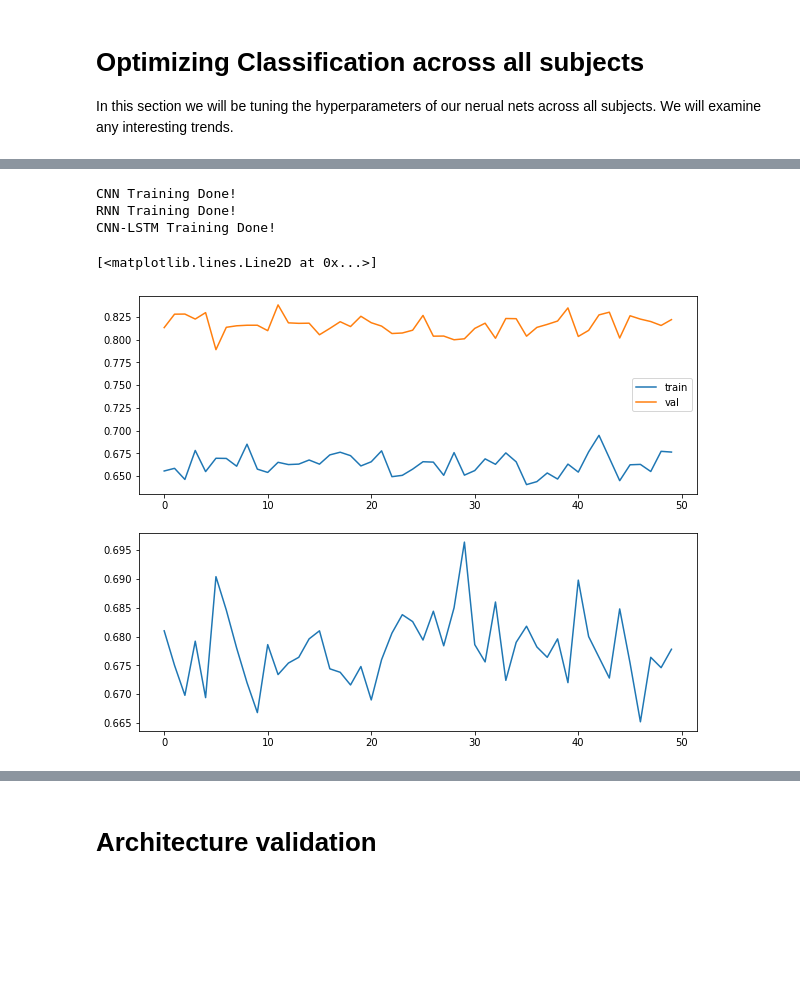
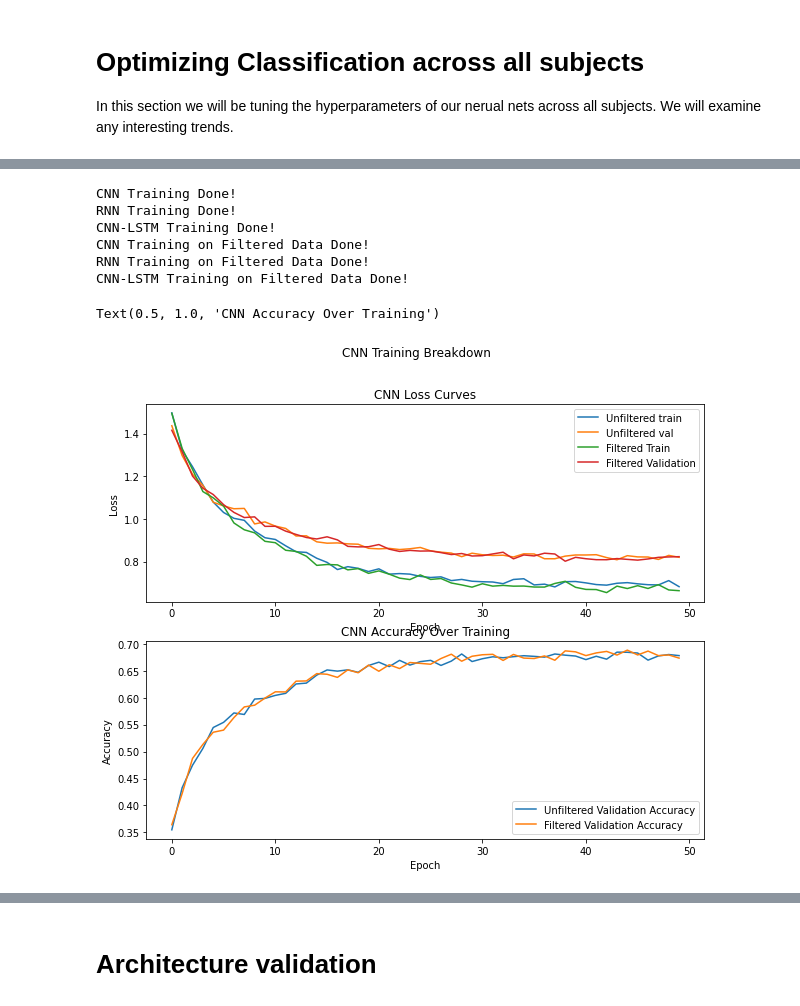
Before and after one commit to thomaskost17/ECEC247_final_project, a Jupyter notebook: ECEC247_final_project.ipynb, the cells around one changed output, grey strips where cells are left out. Cells and saved outputs as stored; diff of their text form; code cells hidden in the pictures; blank space fills up the shorter version.

```diff
--- a/ECEC247_final_project.ipynb
+++ b/ECEC247_final_project.ipynb
@@ -169,3 +187,7 @@ def data_filter(X_train_valid,X_test):
         for j in range(X_test.shape[0]):
             X_test_denoise[j,i,:]=scipy.signal.convolve(X_test[j,i,:],filter_denoise,mode='same')
     return X_train_valid_denoise,X_test_denoise
+# %%
+X_train_valid_denoise,X_test_denoise = data_filter(X_train_valid_cpy, X_test_cpy)
+print('Training/Valid data shape: {}'.format(X_train_valid_denoise.shape))
+print('Test data shape: {}'.format(X_test_denoise.shape))
@@ -809,3 +858,15 @@ validloader = torch.utils.data.DataLoader(valid_dataset, batch_size=batch_size,
                                           shuffle=True, num_workers=2)
 testloader = torch.utils.data.DataLoader(test_dataset, batch_size=batch_size,
                                          shuffle=False, num_workers=2)
+# %%
+# Create Filtered Torch Itterables
+filtered_train_dataset = torch.utils.data.TensorDataset(x_train_den, y_train_den)
+filtered_valid_dataset = torch.utils.data.TensorDataset(x_valid_den, y_valid_den)
+filtered_test_dataset  = torch.utils.data.TensorDataset(x_test_den, y_test_den)
+print(y_train_den)
+filtered_trainloader = torch.utils.data.DataLoader(filtered_train_dataset, batch_size=batch_size,
+                                          shuffle=True, num_workers=2)
+filtered_validloader = torch.utils.data.DataLoader(filtered_valid_dataset, batch_size=batch_size,
+                                          shuffle=True, num_workers=2)
+filtered_testloader = torch.utils.data.DataLoader(filtered_test_dataset, batch_size=batch_size,
+                                         shuffle=False, num_workers=2)
@@ -842,20 +929,49 @@ print("RNN Training Done!")
 cnn_lstm_solver = Solver(num_epochs, cnn_lstm,cnn_lstm_optimizer, cnn_lstm_scheduler, cnn_lstm_criterion, verbose=False )
 cnn_lstm_solver.train(trainloader, validloader)
 print("CNN-LSTM Training Done!")
+
+# Train CNN on filtered Data
+cnn_filt_solver = Solver(num_epochs, cnn_only_filt,cnn_filt_optimizer, cnn_filt_scheduler, cnn_filt_criterion, verbose=False )
+cnn_filt_solver.train(filtered_trainloader, filtered_validloader)
+print("CNN Training on Filtered Data Done!")
+
+# Train RNN on filtered Data
+rnn_filt_solver = Solver(num_epochs, rnn_only_filt,rnn_filt_optimizer, rnn_filt_scheduler, rnn_filt_criterion, verbose=False, cnn_reshape=False )
+rnn_filt_solver.train(filtered_trainloader, filtered_validloader)
+print("RNN Training on Filtered Data Done!")
+
+# Train CNN-LSTM on filtered Data
+cnn_lstm_filt_solver = Solver(num_epochs, cnn_lstm_filt,cnn_lstm_filt_optimizer, cnn_lstm_filt_scheduler, cnn_lstm_filt_criterion, verbose=False )
+cnn_lstm_filt_solver.train(filtered_trainloader, filtered_validloader)
+print("CNN-LSTM Training on Filtered Data Done!")
 # %% [output]
 CNN Training Done!
 RNN Training Done!
 CNN-LSTM Training Done!
+CNN Training on Filtered Data Done!
+RNN Training on Filtered Data Done!
+CNN-LSTM Training on Filtered Data Done!
 # %%
 # Plot CNN Results
 fig, axs = plt.subplots(2)
+fig.suptitle('CNN Training Breakdown')
 axs[0].plot(cnn_solver.loss_history)
 axs[0].plot(cnn_solver.val_loss_history)
-axs[0].legend(["train", "val"])
+axs[0].plot(cnn_filt_solver.loss_history)
+axs[0].plot(cnn_filt_solver.val_loss_history)
+axs[0].legend(["Unfiltered train", "Unfiltered val", "Filtered Train", "Filtered Validation"])
+axs[0].set_ylabel("Loss")
+axs[0].set_xlabel("Epoch")
+axs[0].set_title("CNN Loss Curves")
 axs[1].plot(cnn_solver.val_accuracy_history)
+axs[1].plot(cnn_filt_solver.val_accuracy_history)
+axs[1].legend(["Unfiltered Validation Accuracy", "Filtered Validation Accuracy"])
+axs[1].set_ylabel("Accuracy")
+axs[1].set_xlabel("Epoch")
+axs[1].set_title("CNN Accuracy Over Training")
 # %% [output]
-[<matplotlib.lines.Line2D at 0x...>]
+Text(0.5, 1.0, 'CNN Accuracy Over Training')
-[figure, old version]
+[figure, new version]
 # %%
 # Plot RNN Results
 fig, axs = plt.subplots(2)
```
Also changed, not shown: parts of 18 cells of this notebook.
